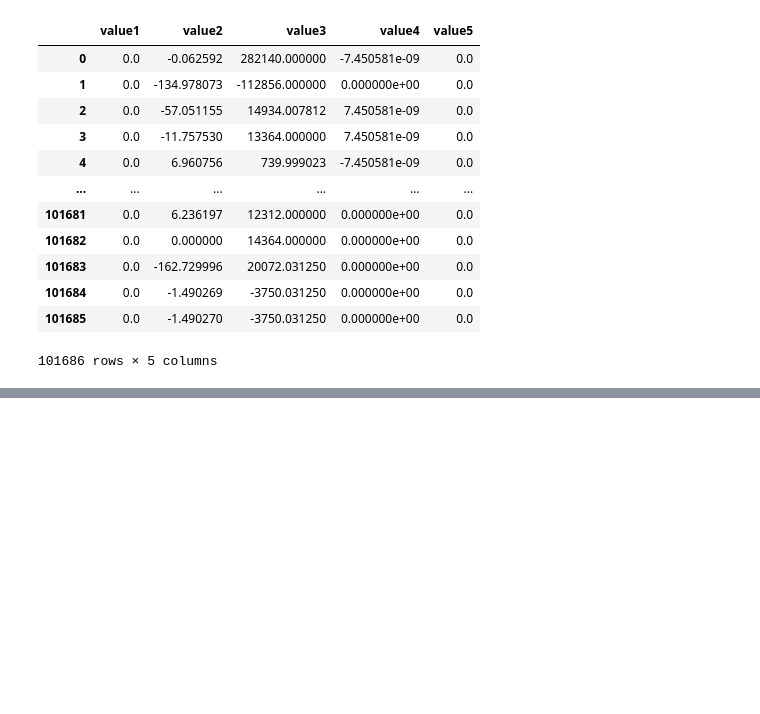
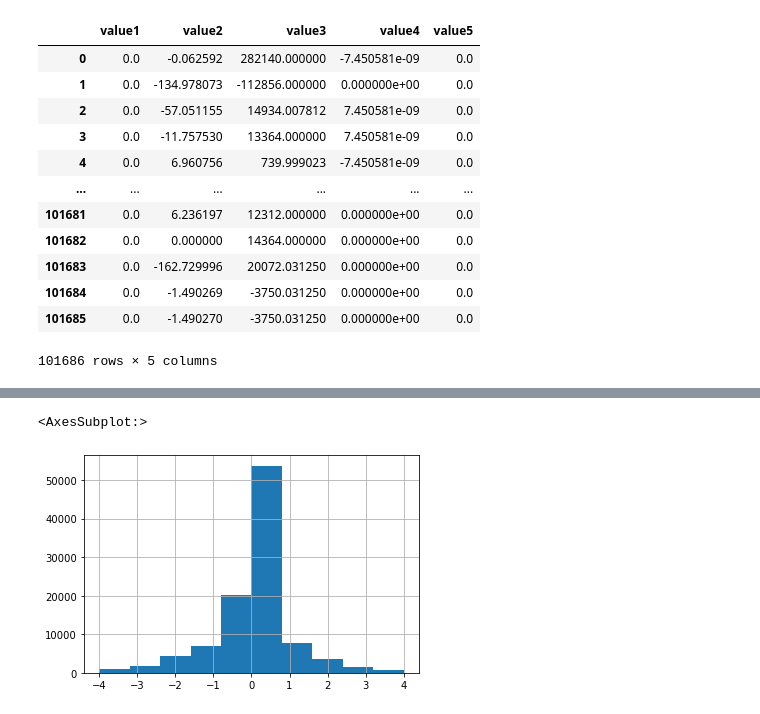
Before and after one commit to cxh1996108/DailyScripts, a Jupyter notebook: exchange_pairs.ipynb, the cells around one changed output, grey strips where cells are left out. Cells and saved outputs as stored; diff of their text form; code cells hidden in the pictures; blank space fills up the shorter version.

```diff
--- a/exchange_pairs.ipynb
+++ b/exchange_pairs.ipynb
@@ -688,0 +740,2 @@ df_result.to_csv("NY2020;Beta_2=-1;ExcludeVar1Var3;1230.csv")
+# %%
+df_exchange_pairs = Exchange_pairs(df_matched, df_unmatched)
@@ -688,0 +918,5 @@ df_result.to_csv("NY2020;Beta_2=-1;ExcludeVar1Var3;1230.csv")
+# %%
+df_exchange_pairs["value4"].hist()
+# %% [output]
+<AxesSubplot:>
+[figure, added]
```
Also changed, not shown: parts of 25 cells of this notebook.
